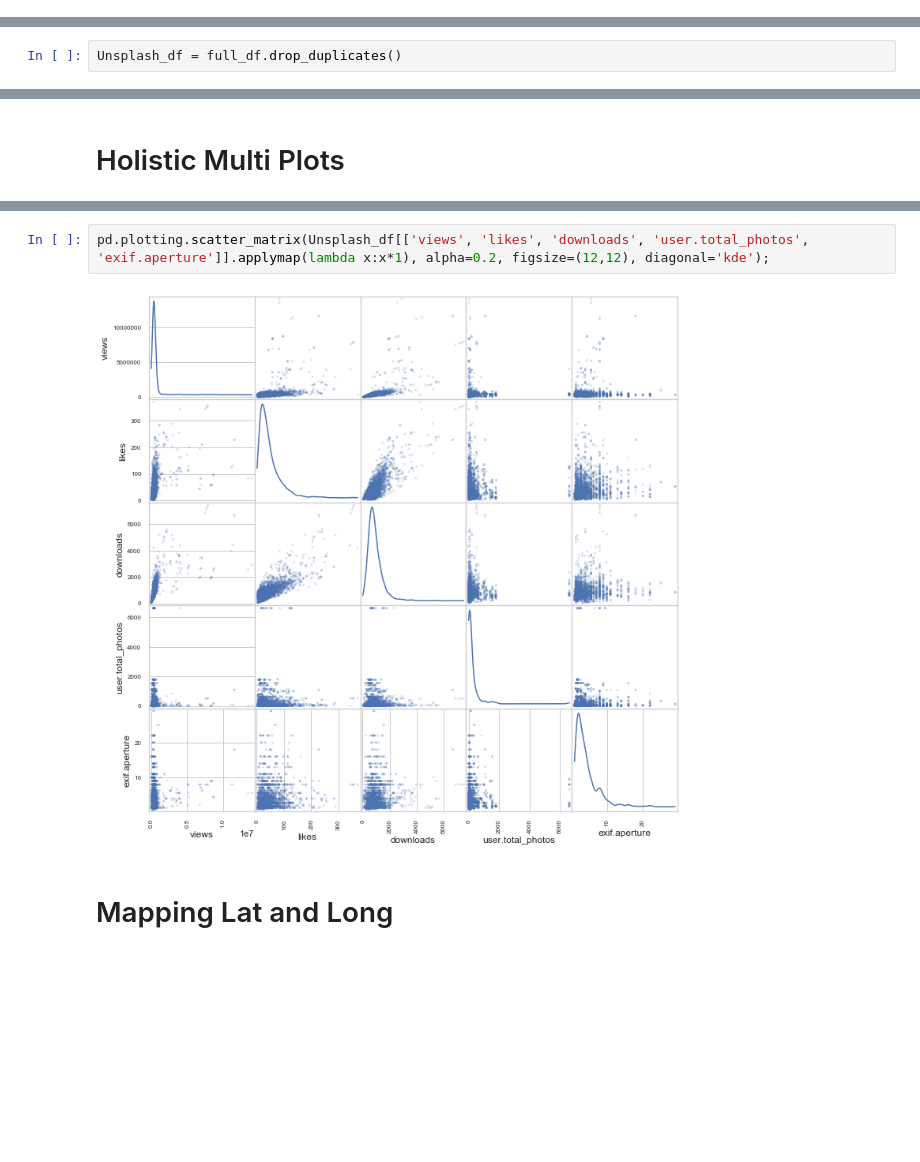
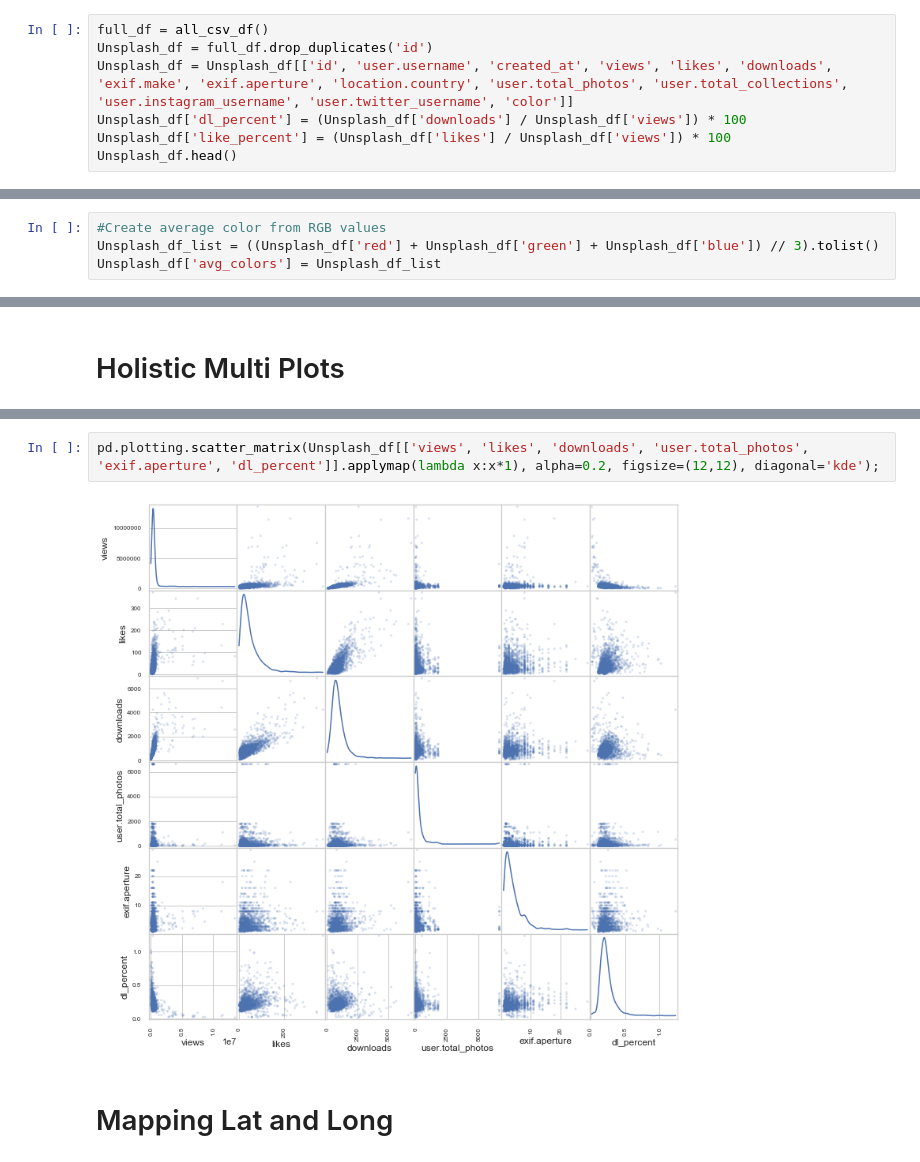
Before and after one commit to Aaronhjlee/UnsplashEDA, a Jupyter notebook: UnsplashEDA.ipynb, the cells around one changed output, grey strips where cells are left out. Drawn from its saved outputs; the diff is of its cells as text; blank space fills up the shorter version.

```diff
--- a/UnsplashEDA.ipynb
+++ b/UnsplashEDA.ipynb
@@ -32,0 +31,7 @@ full_df = all_csv_df()
+# %%
+full_df = all_csv_df()
+Unsplash_df = full_df.drop_duplicates('id')
+Unsplash_df = Unsplash_df[['id', 'user.username', 'created_at', 'views', 'likes', 'downloads', 'exif.make', 'exif.aperture', 'location.country', 'user.total_photos', 'user.total_collections', 'user.instagram_username', 'user.twitter_username', 'color']]
+Unsplash_df['dl_percent'] = (Unsplash_df['downloads'] / Unsplash_df['views']) * 100
+Unsplash_df['like_percent'] = (Unsplash_df['likes'] / Unsplash_df['views']) * 100
+Unsplash_df.head()
@@ -43,5 +51,3 @@ len(full_df['user.name'].unique())
 # %%
 # for col in full_df.columns:
 #     print(col)
-# %%
-Unsplash_df = full_df.drop_duplicates()
@@ -357,3 +258,7 @@ for i in rgb_list:
 # %%
 #Makes new column with seperated color
 Unsplash_df['main_color'] = bin_list
+# %%
+#Create average color from RGB values
+Unsplash_df_list = ((Unsplash_df['red'] + Unsplash_df['green'] + Unsplash_df['blue']) // 3).tolist()
+Unsplash_df['avg_colors'] = Unsplash_df_list
@@ -482,7 +426,7 @@ sns.heatmap(Unsplash_df[['views', 'likes', 'downloads', 'user.total_photos', 'ex
 # %%
-pd.plotting.scatter_matrix(Unsplash_df[['views', 'likes', 'downloads', 'user.total_photos', 'exif.aperture']].applymap(lambda x:x*1), alpha=0.2, figsize=(12,12), diagonal='kde');
+pd.plotting.scatter_matrix(Unsplash_df[['views', 'likes', 'downloads', 'user.total_photos', 'exif.aperture', 'dl_percent']].applymap(lambda x:x*1), alpha=0.2, figsize=(12,12), diagonal='kde');
 # %% [output]
-[figure, old version]
+[figure, new version]
 # %% [markdown]
 # Mapping Lat and Long
 # %%
```
Also changed, not shown: parts of 41 cells of this notebook, 20 other files.
